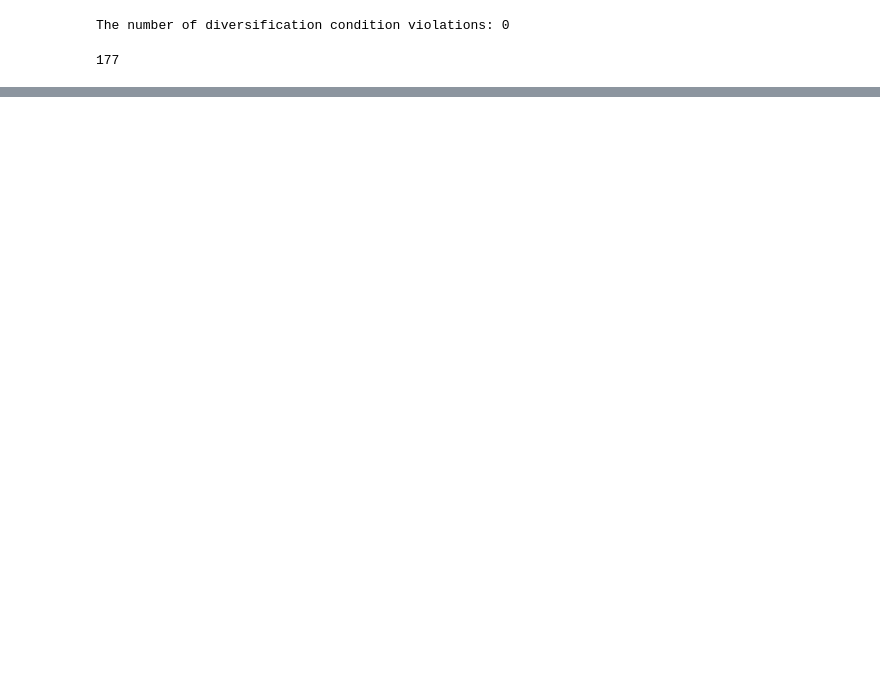
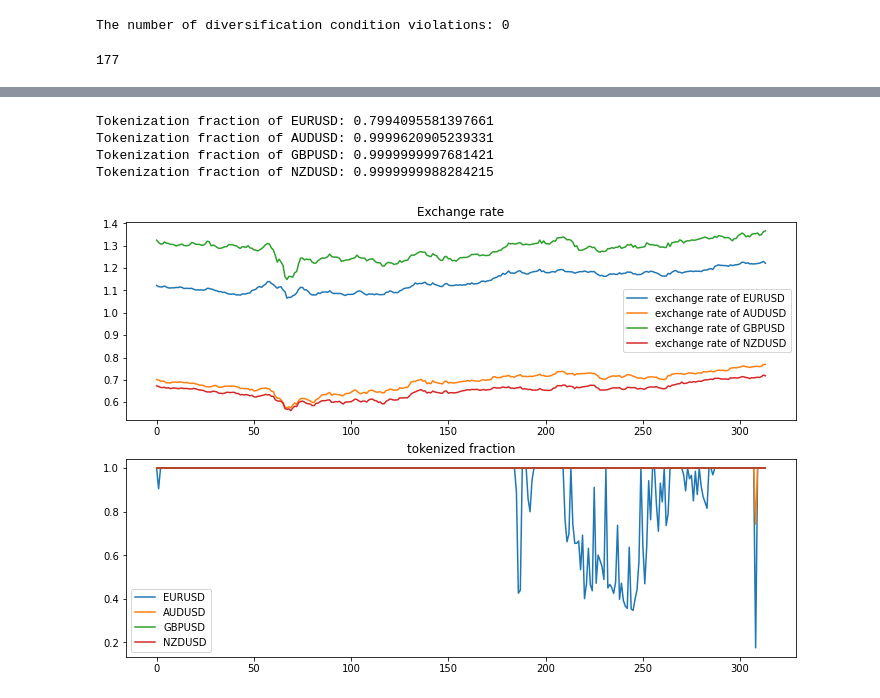
Before and after one commit to YatipaC/Option, a Jupyter notebook: Trade_Volumes_Tokenization_Metaheuristic_final_version.ipynb, the cells around one changed output, grey strips where cells are left out. Drawn from its saved outputs; the diff is of its cells as text; code cells hidden in the pictures; blank space fills up the shorter version.

```diff
--- a/Trade_Volumes_Tokenization_Metaheuristic_final_version.ipynb
+++ b/Trade_Volumes_Tokenization_Metaheuristic_final_version.ipynb
@@ -212,13 +216,3 @@ Kurtosis is all about the tails of the distribution — not the peakedness or fl
 - High kurtosis in a data set is an indicator that data has heavy tails or outliers.
 - Platykurtic: (Kurtosis < 3): Distribution is shorter, tails are thinner than the normal distribution. The peak is lower and broader than Mesokurtic, which means that data are light-tailed or lack of outliers.
 The reason for this is because the extreme values are less than that of the normal distribution.
-# %%
-# daily standard deviation of returns
-
-exchange_rates_pd_illus = exchange_rates_pd.copy()
-currecy_pair = ['EURUSD','AUDUSD', 'GBPUSD','NZDUSD']
-for i in range(4):
-  col_name = "log return" + str(currecy_pair[i])
-  exchange_rates_pd_illus[col_name] = np.log(exchange_rates_pd[currecy_pair[i]]/exchange_rates_pd[currecy_pair[i]].shift())
-  volati = exchange_rates_pd_illus[col_name].std()
-  print(f'daily volatile of {currecy_pair[i]} = {volati}')
@@ -230,10 +218,0 @@ daily volatile of NZDUSD = 0.006825346185043379
-# %%
-for i in range(4):
-  # calculate daily logarithmic return
-  a = (np.log(exchange_rates_pd_illus[currecy_pair[i]] /
-      exchange_rates_pd_illus[currecy_pair[i]].shift(-1)))
-  # calculate daily standard deviation of returns
-  daily_std = np.std(a)
-  # annualized daily standard deviation
-  std = daily_std * 252 ** 0.5
-  print(f'annualized daily volatile of {currecy_pair[i]} = {std}')
@@ -791,3 +752,8 @@ print("Max package variance: ", np.max(package_variance_sma))
 # %%
 currecy_pair = ['EURUSD','AUDUSD', 'GBPUSD','NZDUSD']
 for i in range(4): print(f'Tokenization fraction of {currecy_pair[i]}: {tokenizations[:,i].sum()/volumes_array[i,:].sum()}')
+# %% [output]
+Tokenization fraction of EURUSD: 0.7994095581397661
+Tokenization fraction of AUDUSD: 0.9999620905239331
+Tokenization fraction of GBPUSD: 0.9999999997681421
+Tokenization fraction of NZDUSD: 0.9999999988284215
@@ -798,8 +760,18 @@ tokenizations[1,:]/M # component in each package
-# %%
-token_asset_normalize = np.zeros(tokenizations.shape)
-for i in range(314): token_asset_normalize[i,:] = tokenizations[i,:]/(tokenizations[i,:].sum())
-
-
-for i in range(4):
-  a = token_asset_normalize[:,i].sum()
-  print(f'Total fraction in overall packages of {currecy_pair[i]}: {a}')
+# %%
+
+fig, axs = plt.subplots(2,figsize=(12,8))
+
+l_token_frac = []
+for i in range(4):
+    frac = tokenizations[:,i]/volumes_array[i,:]
+    name_label = 'exchange rate of ' + str(currecy_pair[i])
+    axs[0].plot(exchange_rates_pd[currecy_pair[i]], label = name_label)
+    axs[0].set_title('Exchange rate')
+    axs[0].legend()
+    axs[1].plot(frac, label = currecy_pair[i])
+    axs[1].set_title('tokenized fraction')
+    axs[1].legend()
+# plt.yscale("log")
+# plt.legend()
+# %% [output]
+[figure, added]
```
Also changed, not shown: parts of 12 cells of this notebook.
